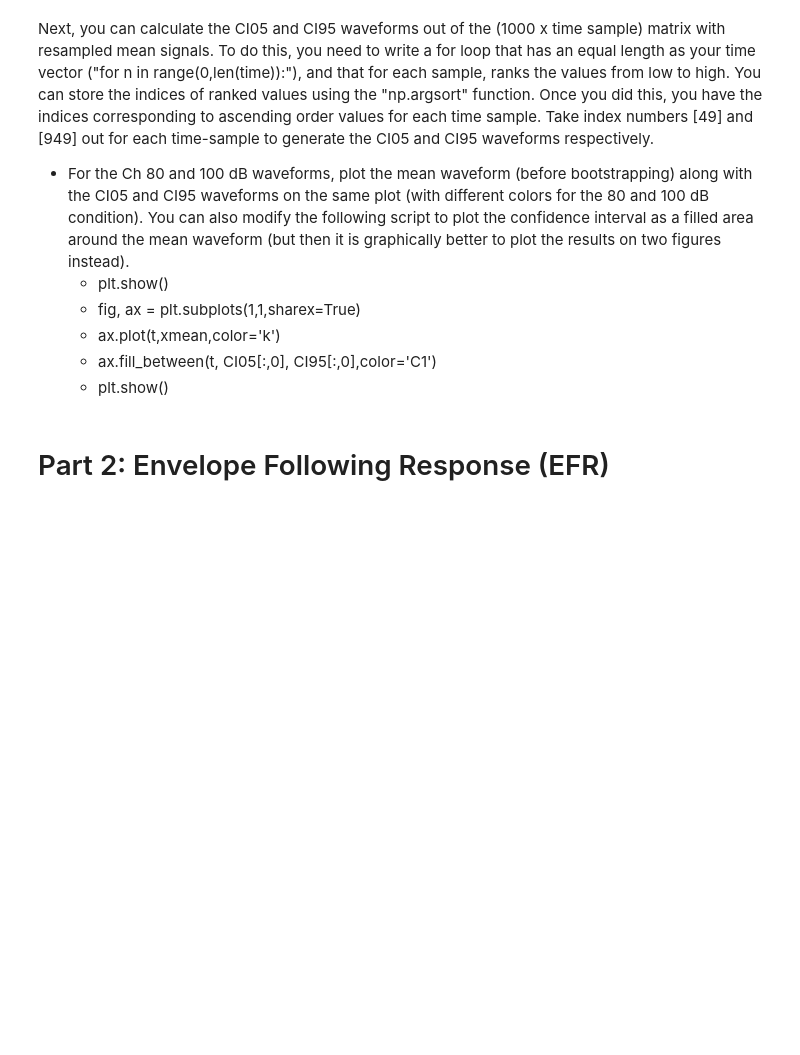
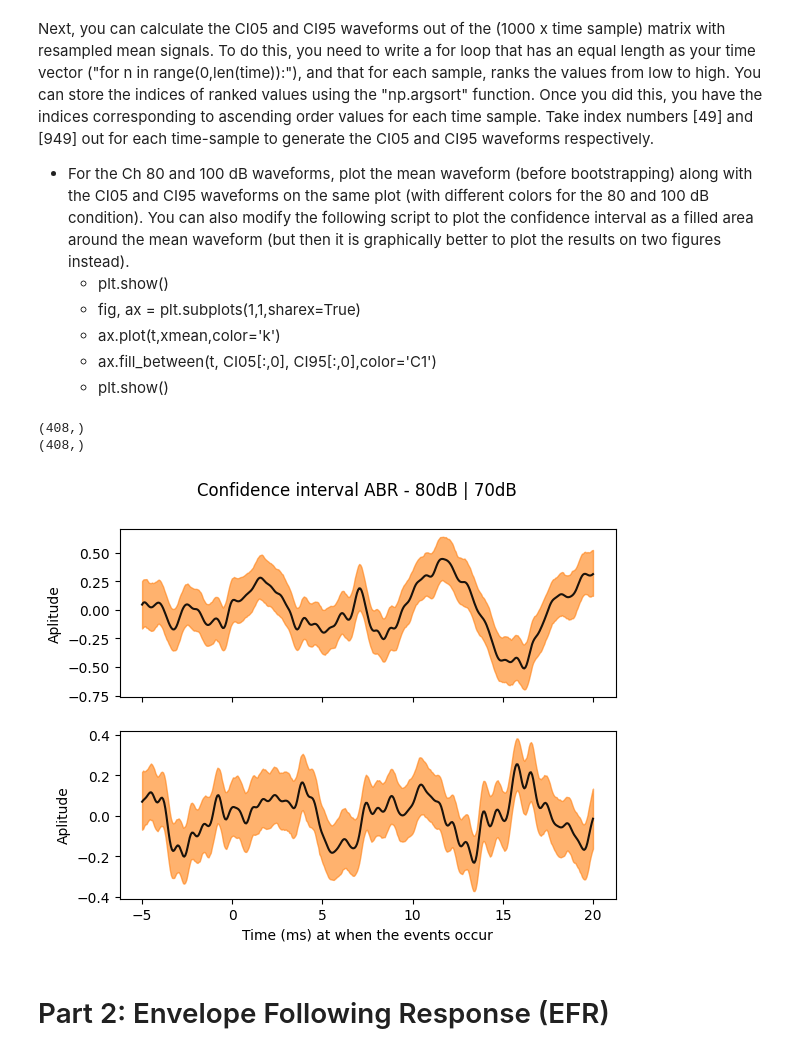
Before and after one commit to cesarz10/Auditory-computation, a Jupyter notebook: AudCompLab2_2022/Exercise_2022.ipynb, the cells around one changed output. Cells and saved outputs as stored; diff of their text form; code cells hidden in the pictures; blank space fills up the shorter version.

```diff
--- a/AudCompLab2_2022/Exercise_2022.ipynb
+++ b/AudCompLab2_2022/Exercise_2022.ipynb
@@ -309,3 +478,64 @@ Next, you can calculate the CI05 and CI95 waveforms out of the (1000 x time samp
+# %%
+#                           80dB CI
+CI05_80 = np.zeros(len(time_epoch))
+CI95_80 = np.zeros(len(time_epoch))
+print(CI05_80.shape)
+
+for n in range(len(time_epoch)):
+    ampl_timestamp = waveforms_80dB[:, n]
+    indx_sorted = np.argsort(ampl_timestamp)
+
+    # compute 2.5th and 97.5th percentile
+    CI05_80_index = indx_sorted[int(len(indx_sorted)*0.025)]
+    CI95_80_index = indx_sorted[int(len(indx_sorted)*0.975)]
+
+    # save the computed percentiles to the CI05_80, CI95_80 arrays
+    CI05_80[n] = ampl_timestamp[CI05_80_index]
+    CI95_80[n] = ampl_timestamp[CI95_80_index]
+
+# fig, ax = plt.subplots(1,1,sharex=True)
+# ax.plot(time_epoch, ABR_80, color='k', alpha=0.9)
+# ax.fill_between(time_epoch, CI05, CI95,color='C1', alpha=0.6)
+# plt.title('Confidence interval ABR - 80dB')
+# plt.xlabel('Time (ms) at when the events occur')
+# plt.ylabel('Amplitude')
+# plt.show()
+
+
+#                           70dB CI
+CI05_70 = np.zeros(len(time_epoch))
+CI95_70 = np.zeros(len(time_epoch))
+print(CI05_70.shape)
+
+for n in range(len(time_epoch)):
+    ampl_timestamp = waveforms_70dB[:, n]
+    indx_sorted = np.argsort(ampl_timestamp)
+
+    # compute 2.5th and 97.5th percentile
+    CI05_70_index = indx_sorted[int(len(indx_sorted)*0.025)]
+    CI95_70_index = indx_sorted[int(len(indx_sorted)*0.975)]
+
+    # save the computed percentiles to the CI05_70, CI95_70 arrays
+    CI05_70[n] = ampl_timestamp[CI05_70_index]
+    CI95_70[n] = ampl_timestamp[CI95_70_index]
+
+fig, ax = plt.subplots(2,1,sharex=True)
+
+ax[0].plot(time_epoch, ABR_80, color='k', alpha=0.9)
+ax[0].fill_between(time_epoch, CI05_80, CI95_80,color='C1', alpha=0.6)
+ax[0].set_ylabel("Aplitude")
+
+ax[1].plot(time_epoch, ABR_70, color='k', alpha=0.9)
+ax[1].fill_between(time_epoch, CI05_70, CI95_70,color='C1', alpha=0.6)
+ax[1].set_ylabel("Aplitude")
+
+fig.suptitle('Confidence interval ABR - 80dB | 70dB ')
+plt.xlabel('Time (ms) at when the events occur')
+plt.show()
+# %% [output]
+(408,)
+(408,)
+[figure, added]
 # %% [markdown]
 # Part 2: Envelope Following Response (EFR)
 # %% [markdown]
```
Also changed, not shown: parts of 15 cells of this notebook.
